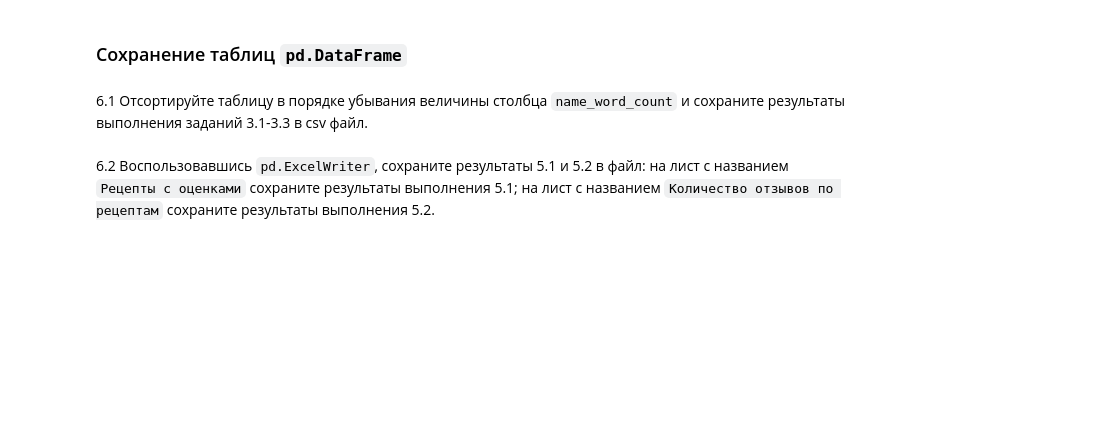
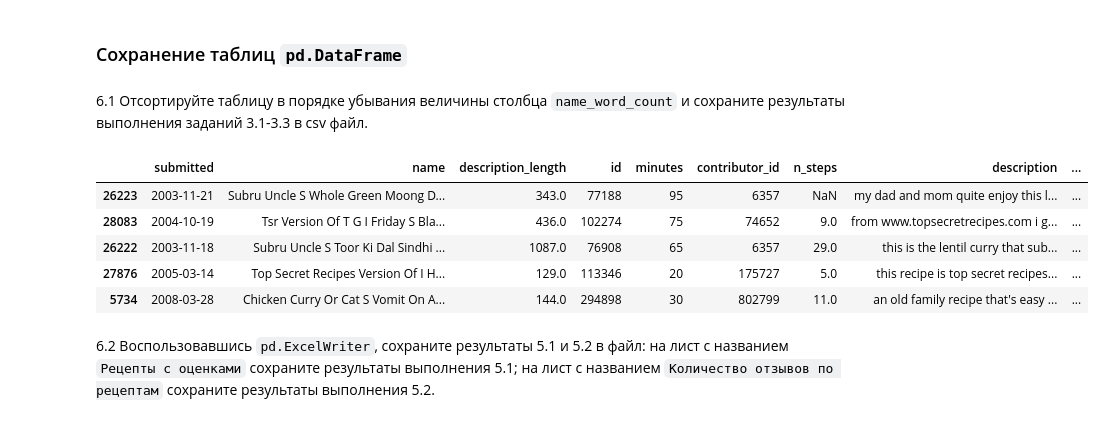
Before and after one commit to ms236566/-, a Jupyter notebook: Лабраб_02_pandas_МосквичеваОВ_ДПИ23_1.ipynb, the cells around one changed output. Drawn from its saved outputs; the diff is of its cells as text; code cells hidden in the pictures; blank space fills up the shorter version.

```diff
--- a/Лабраб_02_pandas_МосквичеваОВ_ДПИ23_1.ipynb
+++ b/Лабраб_02_pandas_МосквичеваОВ_ДПИ23_1.ipynb
@@ -560,6 +560,17 @@ dtype: float64
 ### Сохранение таблиц `pd.DataFrame`
 # %% [markdown]
 6.1 Отсортируйте таблицу в порядке убывания величины столбца `name_word_count` и сохраните результаты выполнения заданий 3.1-3.3 в csv файл.
+# %%
+recipes_6 = recipes1.copy()
+recipes_6.sort_values('name_word_count', ascending=False).head()
+recipes_6.to_csv(recipes_6.csv)
+# %% [output]
+|  | submitted | name | description_length | id | minutes | contributor_id | n_steps | description | ... |
+| 26223 | 2003-11-21 | Subru Uncle S Whole Green Moong D... | 343.0 | 77188 | 95 | 6357 | NaN | my dad and mom quite enjoy this l... | ... |
+| 28083 | 2004-10-19 | Tsr Version Of T G I Friday S Bla... | 436.0 | 102274 | 75 | 74652 | 9.0 | from www.topsecretrecipes.com i g... | ... |
+| 26222 | 2003-11-18 | Subru Uncle S Toor Ki Dal Sindhi ... | 1087.0 | 76908 | 65 | 6357 | 29.0 | this is the lentil curry that sub... | ... |
+| 27876 | 2005-03-14 | Top Secret Recipes Version Of I H... | 129.0 | 113346 | 20 | 175727 | 5.0 | this recipe is top secret recipes... | ... |
+| 5734 | 2008-03-28 | Chicken Curry Or Cat S Vomit On A... | 144.0 | 294898 | 30 | 802799 | 11.0 | an old family recipe that's easy ... | ... |
 # %% [markdown]
 6.2 Воспользовавшись `pd.ExcelWriter`, cохраните результаты 5.1 и 5.2 в файл: на лист с названием `Рецепты с оценками` сохраните результаты выполнения 5.1; на лист с названием `Количество отзывов по рецептам` сохраните результаты выполнения 5.2.
 # %% [markdown]
```
